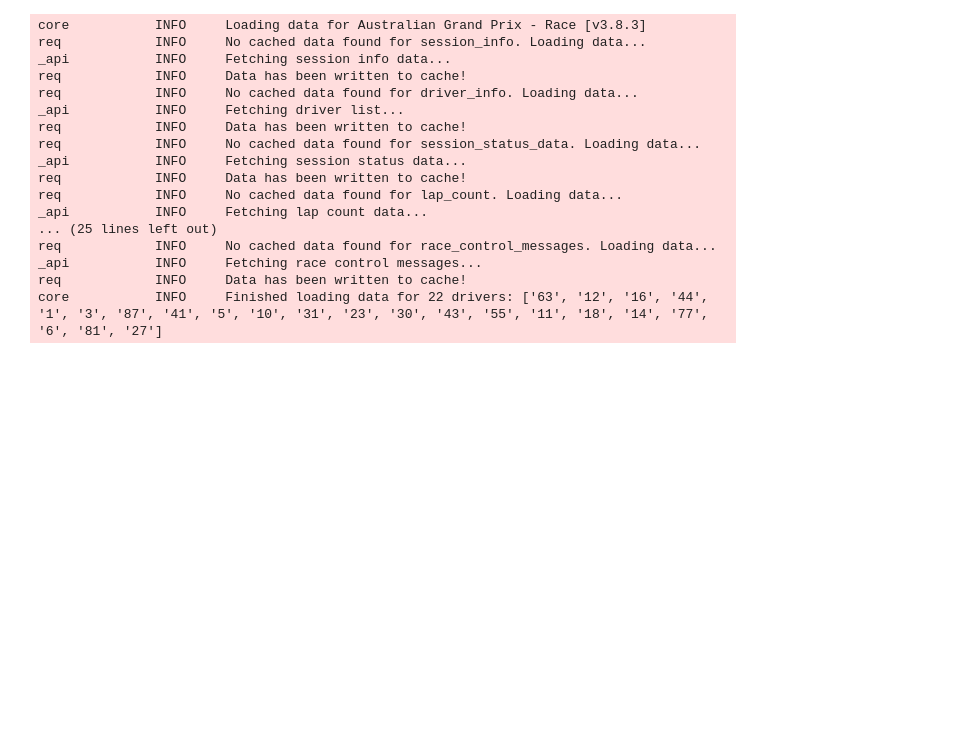
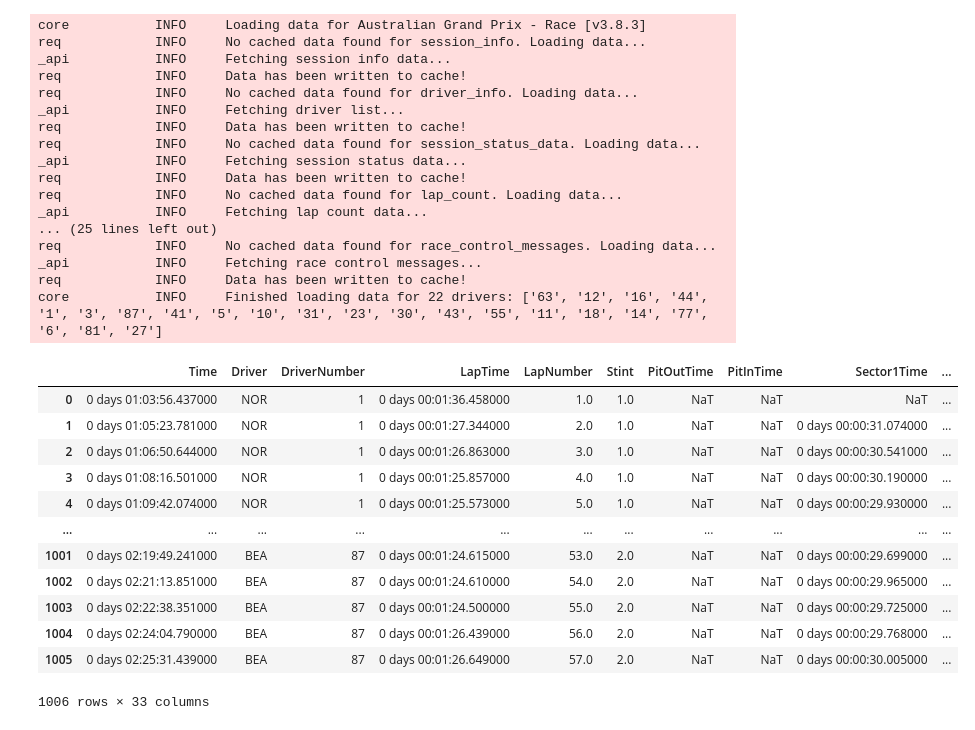
Before and after one commit to ronaldmpd/mci506-f1-analysis-ronald, a Jupyter notebook: notebook.ipynb, the cells around one changed output. Cells and saved outputs as stored; diff of their text form; code cells hidden in the pictures; blank space fills up the shorter version.

```diff
--- a/notebook.ipynb
+++ b/notebook.ipynb
@@ -29,3 +29,19 @@ core           INFO     Finished loading data for 22 drivers: ['63', '12', '16',
 # %%
 aus_gp_results = session.results
 aus_gp_laps = session.laps
+# %%
+pandas.read_parquet(r'data/raw/laps_2026_Australian_Grand_Prix.parquet')
+# %% [output]
+|  | Time | Driver | DriverNumber | LapTime | LapNumber | Stint | PitOutTime | PitInTime | Sector1Time | ... |
+| 0 | 0 days 01:03:56.437000 | NOR | 1 | 0 days 00:01:36.458000 | 1.0 | 1.0 | NaT | NaT | NaT | ... |
+| 1 | 0 days 01:05:23.781000 | NOR | 1 | 0 days 00:01:27.344000 | 2.0 | 1.0 | NaT | NaT | 0 days 00:00:31.074000 | ... |
+| 2 | 0 days 01:06:50.644000 | NOR | 1 | 0 days 00:01:26.863000 | 3.0 | 1.0 | NaT | NaT | 0 days 00:00:30.541000 | ... |
+| 3 | 0 days 01:08:16.501000 | NOR | 1 | 0 days 00:01:25.857000 | 4.0 | 1.0 | NaT | NaT | 0 days 00:00:30.190000 | ... |
+| 4 | 0 days 01:09:42.074000 | NOR | 1 | 0 days 00:01:25.573000 | 5.0 | 1.0 | NaT | NaT | 0 days 00:00:29.930000 | ... |
+| ... | ... | ... | ... | ... | ... | ... | ... | ... | ... | ... |
+| 1001 | 0 days 02:19:49.241000 | BEA | 87 | 0 days 00:01:24.615000 | 53.0 | 2.0 | NaT | NaT | 0 days 00:00:29.699000 | ... |
+| 1002 | 0 days 02:21:13.851000 | BEA | 87 | 0 days 00:01:24.610000 | 54.0 | 2.0 | NaT | NaT | 0 days 00:00:29.965000 | ... |
+| 1003 | 0 days 02:22:38.351000 | BEA | 87 | 0 days 00:01:24.500000 | 55.0 | 2.0 | NaT | NaT | 0 days 00:00:29.725000 | ... |
+| 1004 | 0 days 02:24:04.790000 | BEA | 87 | 0 days 00:01:26.439000 | 56.0 | 2.0 | NaT | NaT | 0 days 00:00:29.768000 | ... |
+| 1005 | 0 days 02:25:31.439000 | BEA | 87 | 0 days 00:01:26.649000 | 57.0 | 2.0 | NaT | NaT | 0 days 00:00:30.005000 | ... |
+1006 rows × 33 columns
```
Also changed, not shown: 1 other file.
